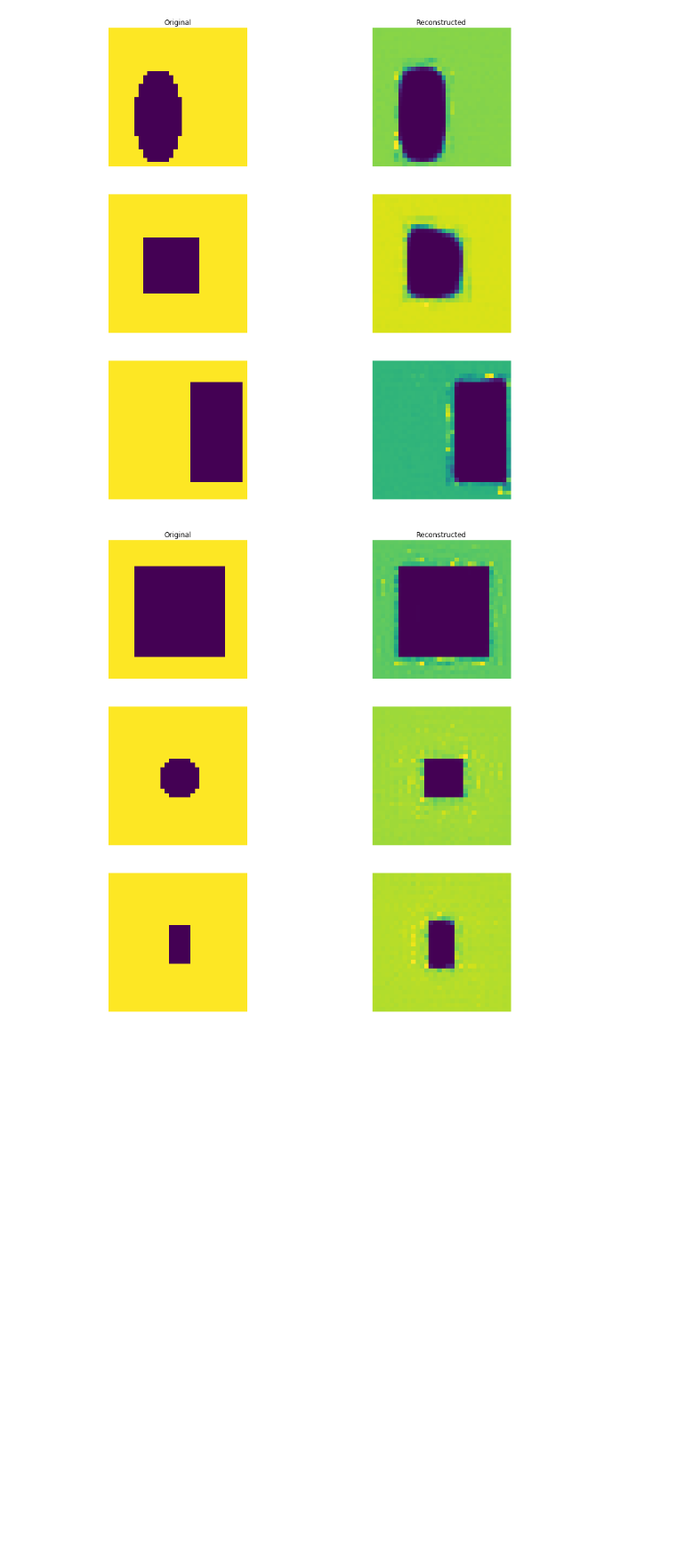
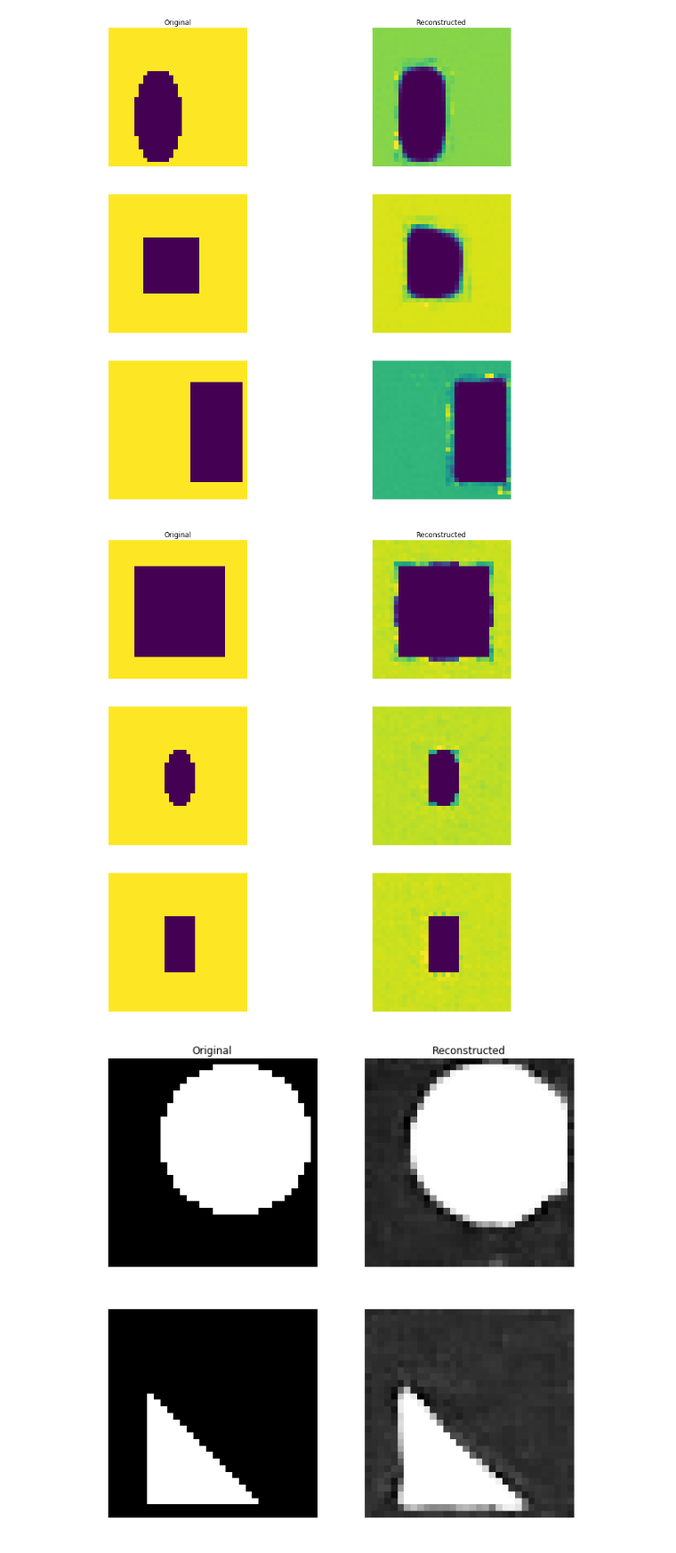
Before and after one commit to renebidart/hvae, a Jupyter notebook: notebooks/eval_autoencoder.ipynb, the cells around one changed output. Shown at 89% size. Saved outputs shown, nothing was run; the diff lists cells and outputs as text; code cells hidden in the pictures; blank space fills up the shorter version.

```diff
--- a/notebooks/eval_autoencoder.ipynb
+++ b/notebooks/eval_autoencoder.ipynb
@@ -141,8 +144,17 @@ display_results_auto(model, config, shape_norm, device, num_samples=3, label_col
 # %% [output]
 [figure]
 # %%
-PATH = '/media/rene/data/hvae/shapes_output/vae_001_rand_size/1214_235944'
+PATH = '/media/rene/data/hvae/shapes_output/vae_abs_001_rand_size/1215_210912/'
+
 model, data_loader, valid_data_loader, config = get_model_loaders_config(PATH)
 display_results_auto(model, config, shape_norm, device, num_samples=3, label_col_name='shape_type')
 # %% [output]
-[figure, old version]
+[figure, new version]
+# %%
+PATH = '/media/rene/data/hvae/shapes_output/vae_abs_001_rand_size_loc/1215_182441/'
+
+model, data_loader, valid_data_loader, config = get_model_loaders_config(PATH)
+loc = "/media/rene/code/hvae/imgs/VAE_single.png"
+display_results_auto(model, config, shape_norm, device, num_samples=2, label_col_name=None, save_loc=loc)
+# %% [output]
+[figure, added]
```
Also changed, not shown: parts of 10 cells of this notebook, 8 other files.
